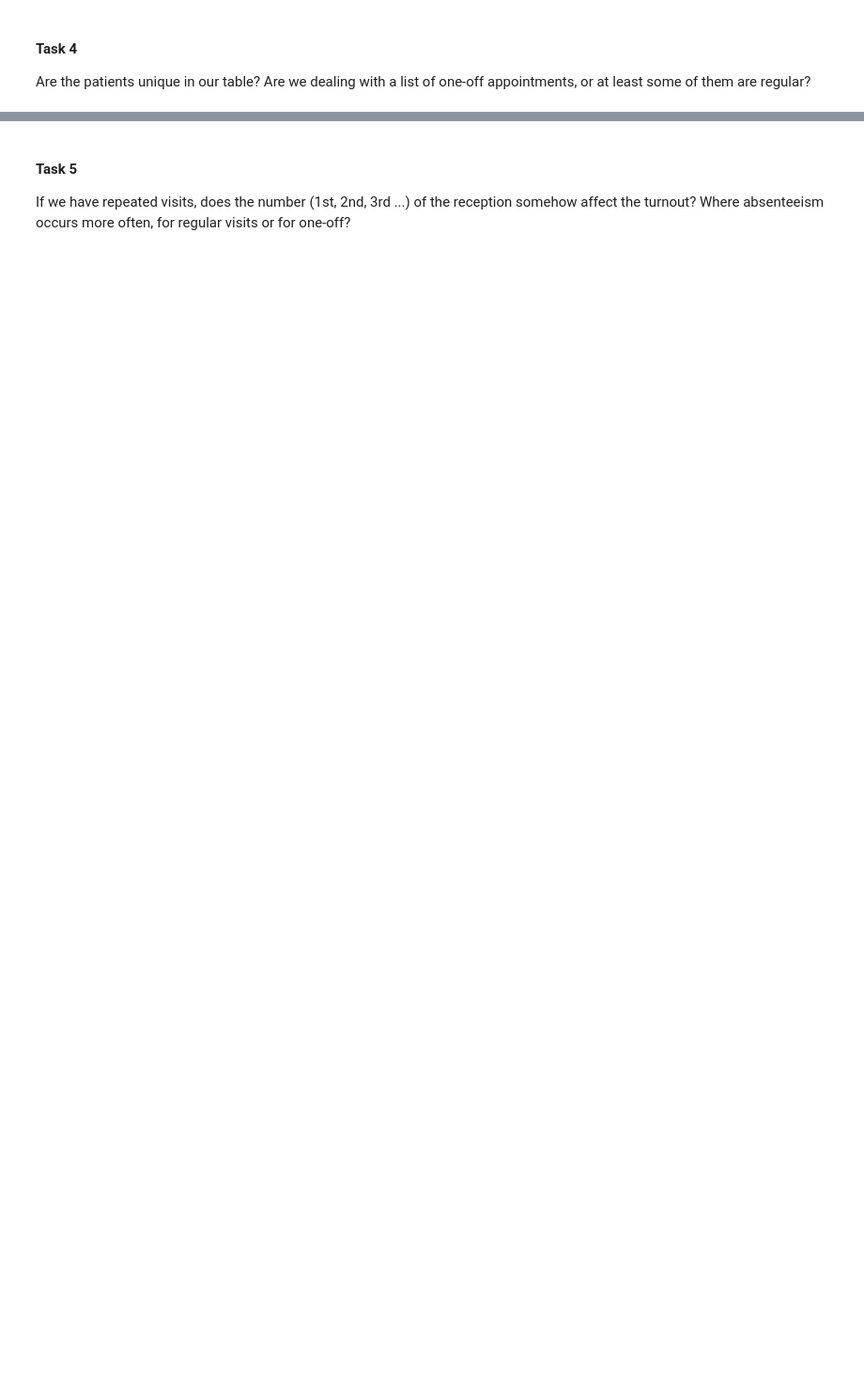
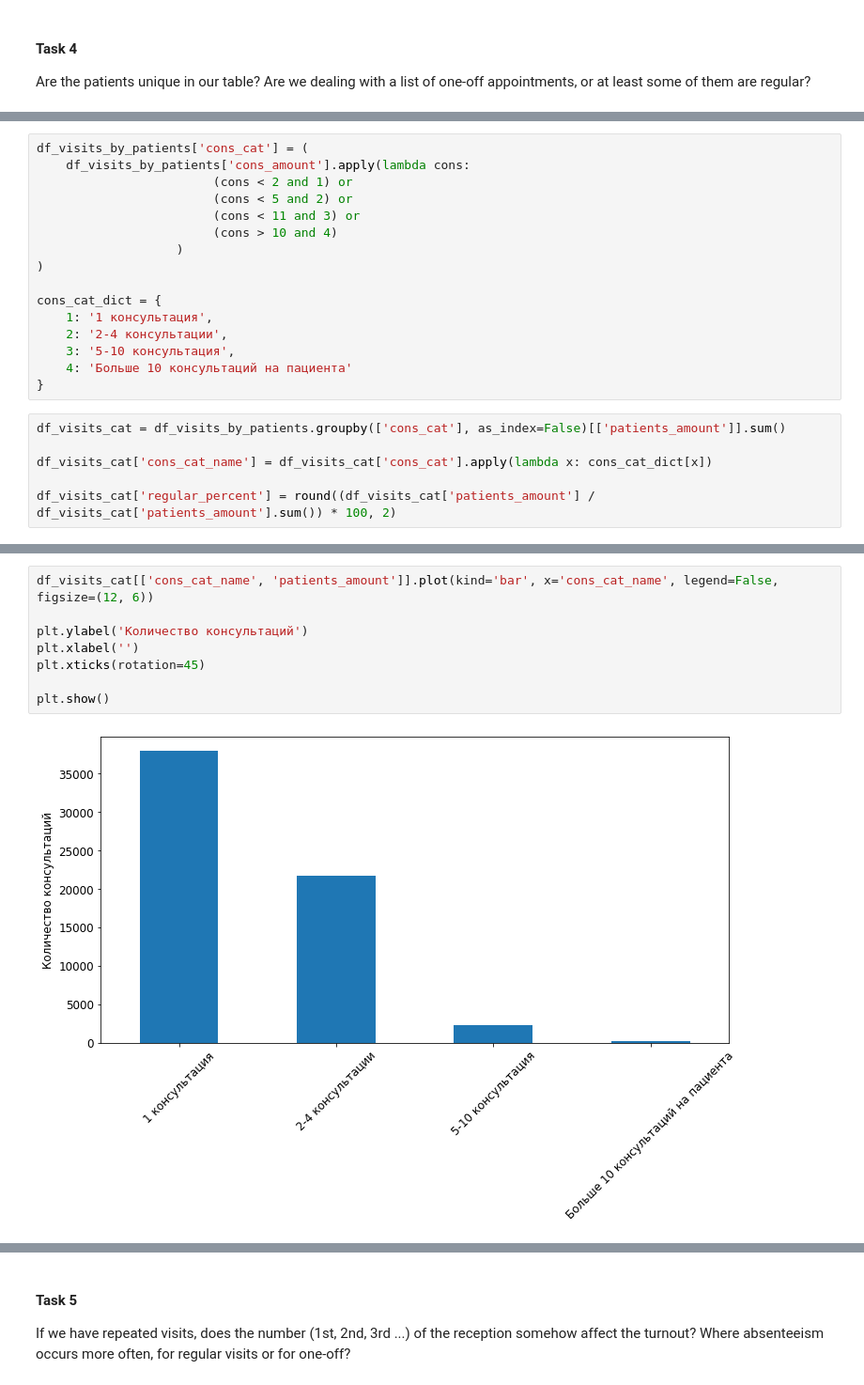
Before and after one commit to YAKOROLEVAZAMKA/emc, a Jupyter notebook: Pandas&Analytics.ipynb, the cells around one changed output, grey strips where cells are left out. Shown at 94% size. Cells and saved outputs as stored; diff of their text form; blank space fills up the shorter version.

```diff
--- a/Pandas&Analytics.ipynb
+++ b/Pandas&Analytics.ipynb
@@ -204,0 +286,22 @@ Are the patients unique in our table? Are we dealing with a list of one-off appo
+# %%
+df_visits_by_patients['cons_cat'] = (
+    df_visits_by_patients['cons_amount'].apply(lambda cons:
+                        (cons < 2 and 1) or
+                        (cons < 5 and 2) or
+                        (cons < 11 and 3) or
+                        (cons > 10 and 4)
+                   )
+)
+
+cons_cat_dict = {
+    1: '1 консультация',
+    2: '2-4 консультации',
+    3: '5-10 консультация',
+    4: 'Больше 10 консультаций на пациента'
+}
+# %%
+df_visits_cat = df_visits_by_patients.groupby(['cons_cat'], as_index=False)[['patients_amount']].sum()
+
+df_visits_cat['cons_cat_name'] = df_visits_cat['cons_cat'].apply(lambda x: cons_cat_dict[x])
+
+df_visits_cat['regular_percent'] = round((df_visits_cat['patients_amount'] / df_visits_cat['patients_amount'].sum()) * 100, 2)
@@ -204,0 +316,10 @@ Are the patients unique in our table? Are we dealing with a list of one-off appo
+# %%
+df_visits_cat[['cons_cat_name', 'patients_amount']].plot(kind='bar', x='cons_cat_name', legend=False, figsize=(12, 6))
+
+plt.ylabel('Количество консультаций')
+plt.xlabel('')
+plt.xticks(rotation=45)
+
+plt.show()
+# %% [output]
+[figure, added]
```
Also changed, not shown: parts of 14 cells of this notebook.
